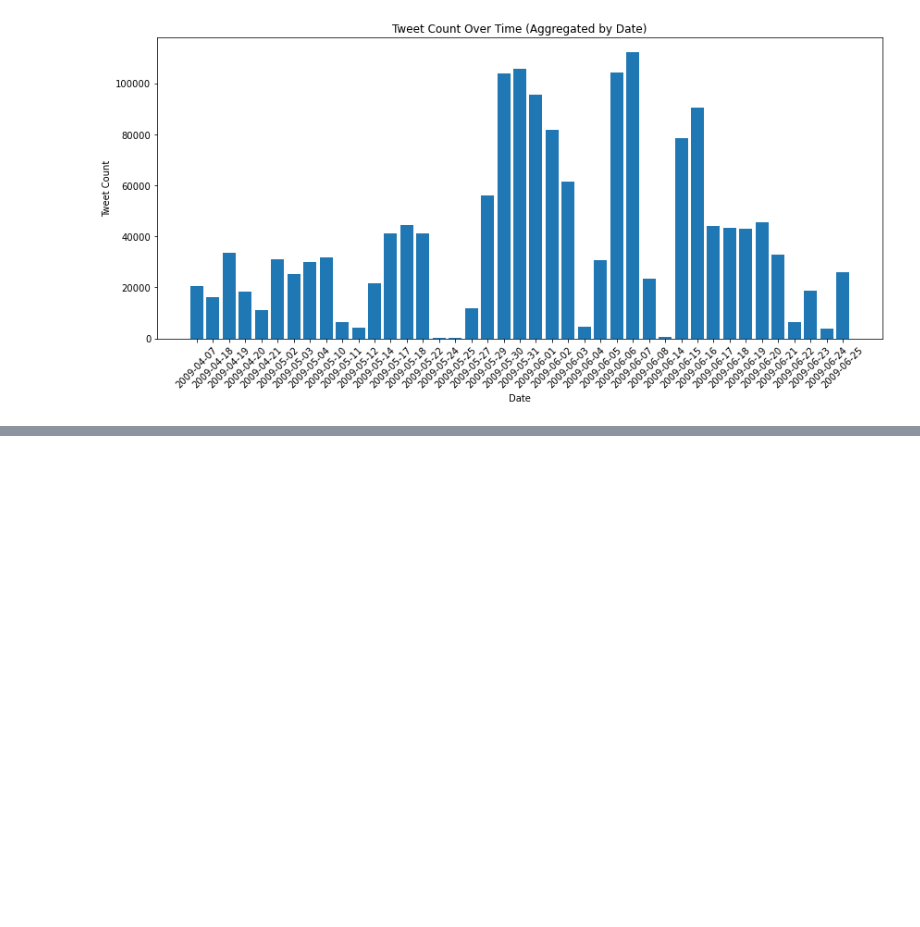
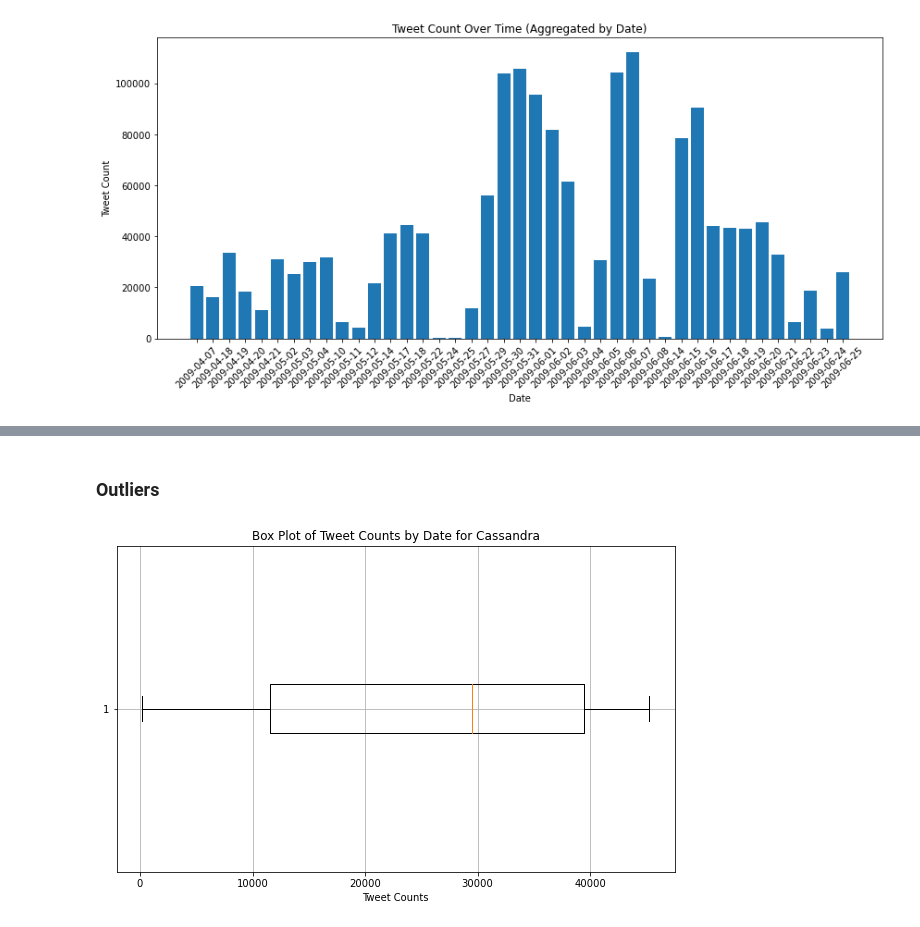
Before and after one commit to CleliaCaetano/CA2_SEM2_ProjectTweets, a Jupyter notebook: MScDataAnalytics_CA2_SEM2_CleliaCaetano.ipynb, the cells around one changed output, grey strips where cells are left out. Cells and saved outputs as stored; diff of their text form; code cells hidden in the pictures; blank space fills up the shorter version.

```diff
--- a/MScDataAnalytics_CA2_SEM2_CleliaCaetano.ipynb
+++ b/MScDataAnalytics_CA2_SEM2_CleliaCaetano.ipynb
@@ -356,0 +692,29 @@ spark = SparkSession.builder.appName('ProjectTweets') \
+# %% [markdown]
+### Outliers
+# %%
+import matplotlib.pyplot as plt
+from pyspark.sql.functions import to_date, count
+
+# Group the data by the date without the hour
+cassandraDF = cassandraDF.withColumn("date_without_hour", to_date(cassandraDF["date"]))
+cassandraDF_counts = cassandraDF.groupBy("date_without_hour").agg(count("*").alias("tweet_count"))
+
+# Sort the data by date without hour
+cassandraDF_counts = cassandraDF_counts.orderBy("date_without_hour")
+
+# Collect the data to the driver
+cassandraDF_counts = cassandraDF_counts.collect()
+
+# Extract tweet counts for plotting
+tweet_counts = [row.tweet_count for row in cassandraDF_counts]
+
+# Create a box plot with outliers marked
+plt.figure(figsize=(10, 6))
+plt.boxplot(tweet_counts, vert=False, flierprops=dict(marker='o', markerfacecolor='red', markersize=8))
+plt.title("Box Plot of Tweet Counts by Date for Cassandra")
+plt.xlabel("Tweet Counts")
+plt.grid(True)
+
+plt.show()
+# %% [output]
+[figure, added]
```
Also changed, not shown: parts of 43 cells of this notebook.
